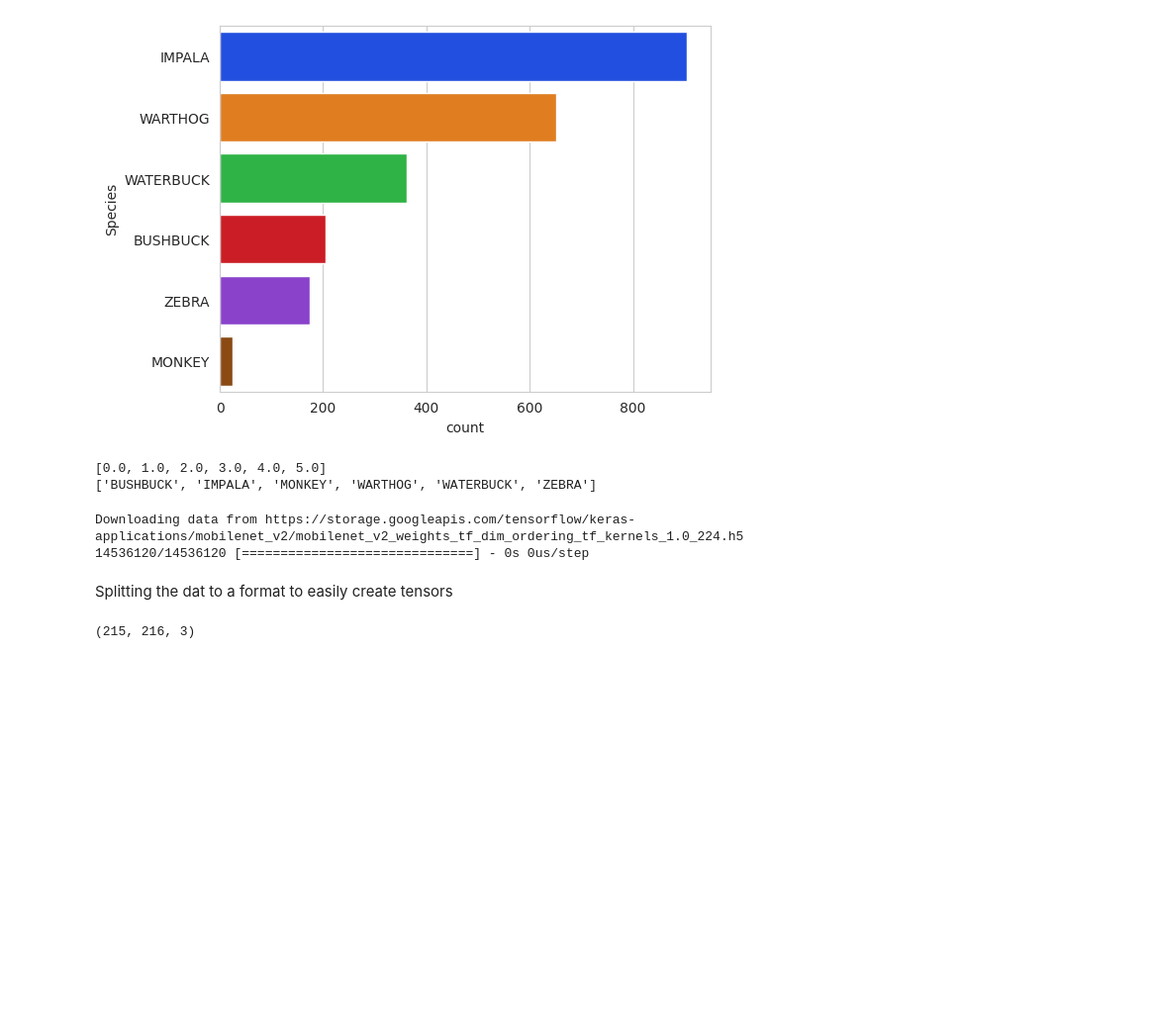
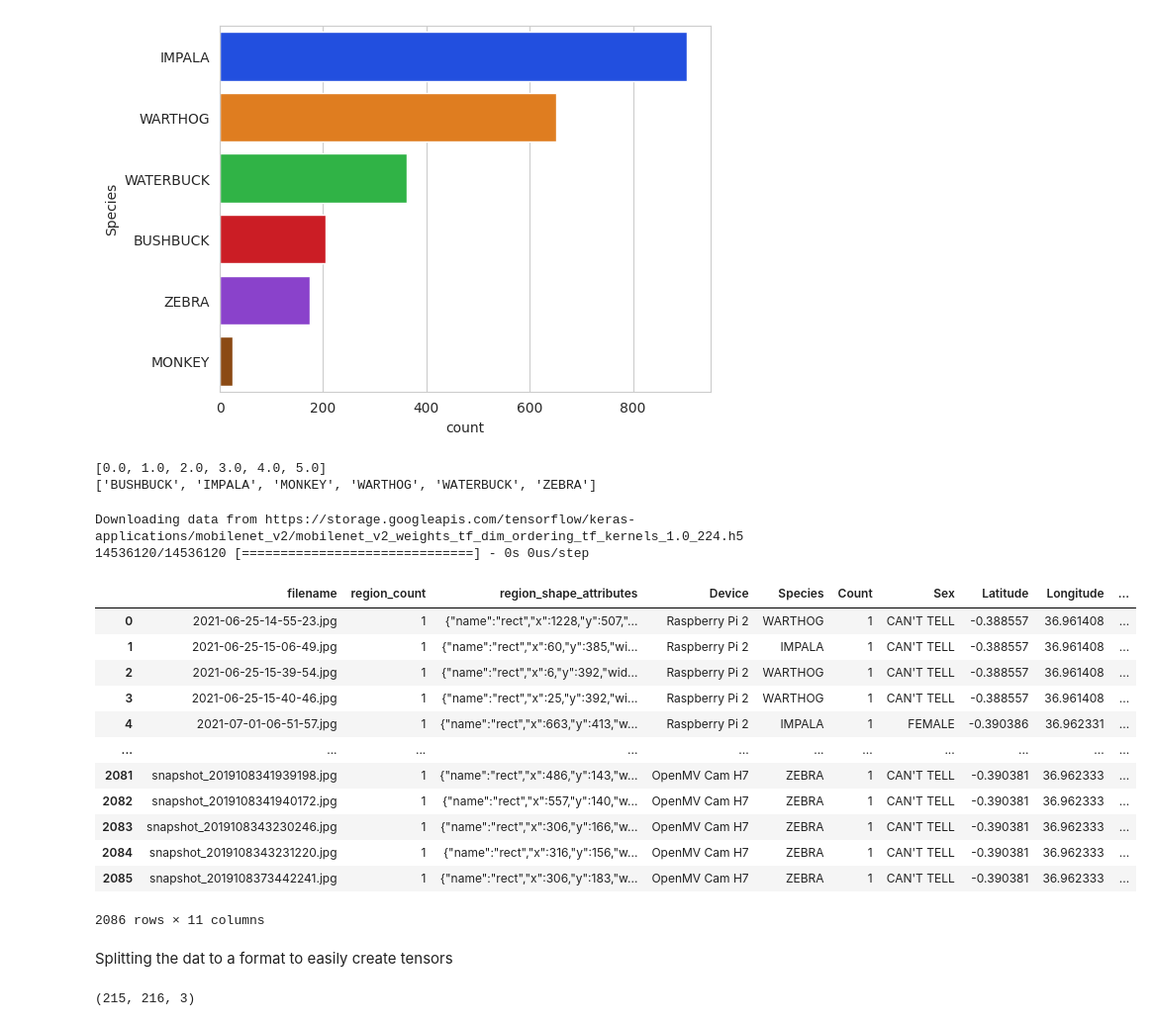
Before and after one commit to kaburia/BLE-OpenMV, a Jupyter notebook: Quantized_Aware_Training.ipynb, the cells around one changed output. Shown: that part at 99% size. Drawn from its saved outputs; the diff is of its cells as text; code cells hidden in the pictures; blank space fills up the shorter version.

```diff
--- a/Quantized_Aware_Training.ipynb
+++ b/Quantized_Aware_Training.ipynb
@@ -242,3 +279,19 @@ print("Done!")
+# %%
+df_train
+# %% [output]
+|  | filename | region_count | region_shape_attributes | Device | Species | Count | Sex | Latitude | Longitude | ... |
+| 0 | 2021-06-25-14-55-23.jpg | 1 | {"name":"rect","x":1228,"y":507,"... | Raspberry Pi 2 | WARTHOG | 1 | CAN'T TELL | -0.388557 | 36.961408 | ... |
+| 1 | 2021-06-25-15-06-49.jpg | 1 | {"name":"rect","x":60,"y":385,"wi... | Raspberry Pi 2 | IMPALA | 1 | CAN'T TELL | -0.388557 | 36.961408 | ... |
+| 2 | 2021-06-25-15-39-54.jpg | 1 | {"name":"rect","x":6,"y":392,"wid... | Raspberry Pi 2 | WARTHOG | 1 | CAN'T TELL | -0.388557 | 36.961408 | ... |
+| 3 | 2021-06-25-15-40-46.jpg | 1 | {"name":"rect","x":25,"y":392,"wi... | Raspberry Pi 2 | WARTHOG | 1 | CAN'T TELL | -0.388557 | 36.961408 | ... |
+| 4 | 2021-07-01-06-51-57.jpg | 1 | {"name":"rect","x":663,"y":413,"w... | Raspberry Pi 2 | IMPALA | 1 | FEMALE | -0.390386 | 36.962331 | ... |
+| ... | ... | ... | ... | ... | ... | ... | ... | ... | ... | ... |
+| 2081 | snapshot_2019108341939198.jpg | 1 | {"name":"rect","x":486,"y":143,"w... | OpenMV Cam H7 | ZEBRA | 1 | CAN'T TELL | -0.390381 | 36.962333 | ... |
+| 2082 | snapshot_2019108341940172.jpg | 1 | {"name":"rect","x":557,"y":140,"w... | OpenMV Cam H7 | ZEBRA | 1 | CAN'T TELL | -0.390381 | 36.962333 | ... |
+| 2083 | snapshot_2019108343230246.jpg | 1 | {"name":"rect","x":306,"y":166,"w... | OpenMV Cam H7 | ZEBRA | 1 | CAN'T TELL | -0.390381 | 36.962333 | ... |
+| 2084 | snapshot_2019108343231220.jpg | 1 | {"name":"rect","x":316,"y":156,"w... | OpenMV Cam H7 | ZEBRA | 1 | CAN'T TELL | -0.390381 | 36.962333 | ... |
+| 2085 | snapshot_2019108373442241.jpg | 1 | {"name":"rect","x":306,"y":183,"w... | OpenMV Cam H7 | ZEBRA | 1 | CAN'T TELL | -0.390381 | 36.962333 | ... |
+2086 rows × 11 columns
 # %%
 # train directory from the species column move the unique species to their respective directories
 import shutil
```
Also changed, not shown: parts of 4 cells of this notebook.
